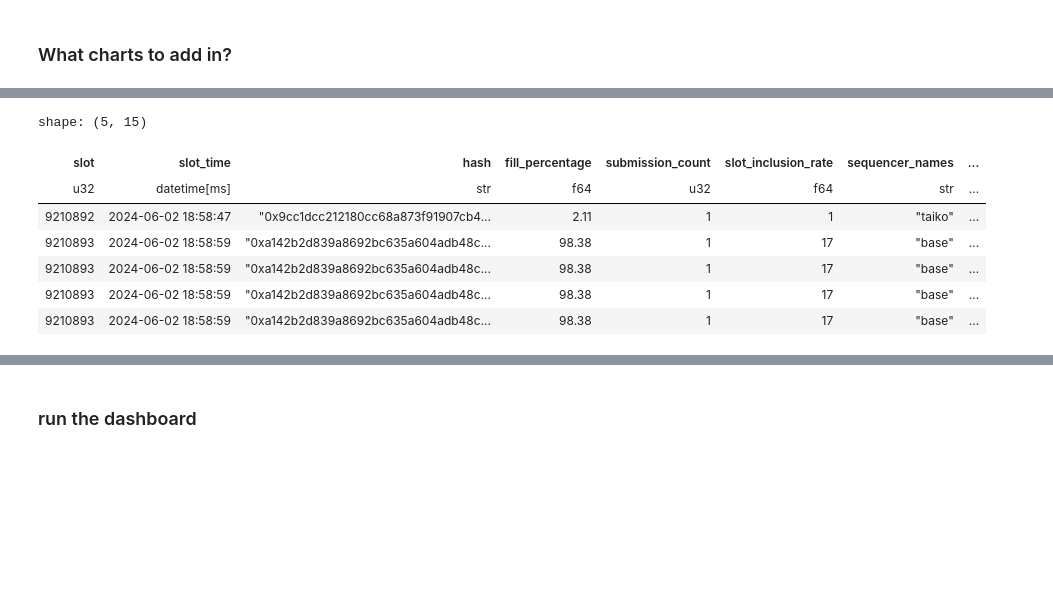
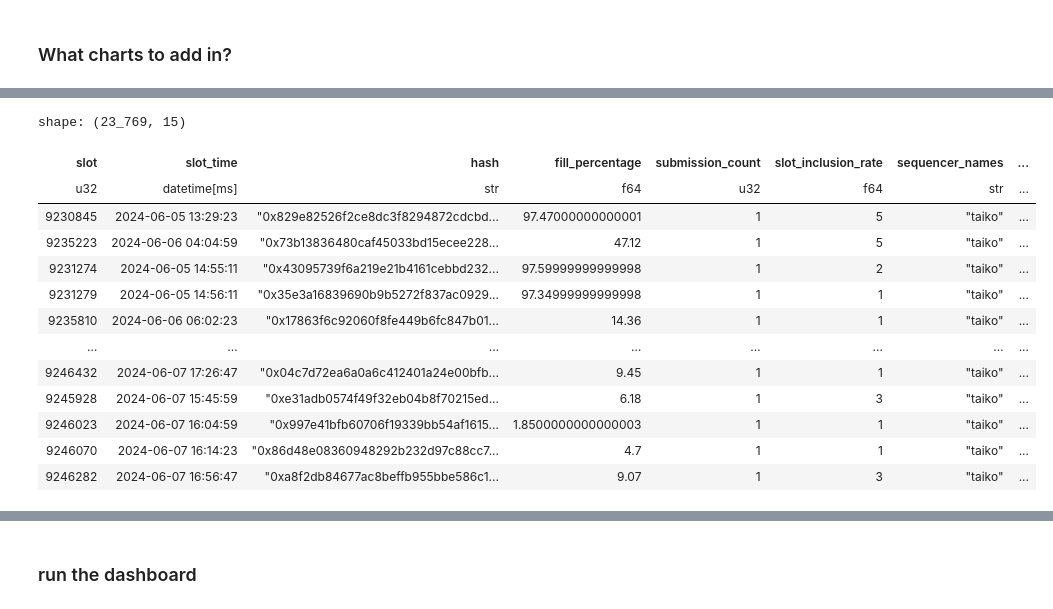
Before and after one commit to Evan-Kim2028/eip4844_blob_data, a Jupyter notebook: panel/dashboard.ipynb, the cells around one changed output, grey strips where cells are left out. Saved outputs shown, nothing was run; the diff lists cells and outputs as text; code cells hidden in the pictures; blank space fills up the shorter version.

```diff
--- a/panel/dashboard.ipynb
+++ b/panel/dashboard.ipynb
@@ -295,11 +286,18 @@ slot_inclusion_joined_df = slot_inclusion_df.join(
-# %%
-slot_inclusion_joined_df.head(5)
-# %% [output]
-shape: (5, 15)
-| slot | slot_time | hash | fill_percentage | submission_count | slot_inclusion_rate | sequencer_names | ... |
-| u32 | datetime[ms] | str | f64 | u32 | f64 | str | ... |
-| 9210892 | 2024-06-02 18:58:47 | "0x9cc1dcc212180cc68a873f91907cb4... | 2.11 | 1 | 1 | "taiko" | ... |
-| 9210893 | 2024-06-02 18:58:59 | "0xa142b2d839a8692bc635a604adb48c... | 98.38 | 1 | 17 | "base" | ... |
-| 9210893 | 2024-06-02 18:58:59 | "0xa142b2d839a8692bc635a604adb48c... | 98.38 | 1 | 17 | "base" | ... |
-| 9210893 | 2024-06-02 18:58:59 | "0xa142b2d839a8692bc635a604adb48c... | 98.38 | 1 | 17 | "base" | ... |
-| 9210893 | 2024-06-02 18:58:59 | "0xa142b2d839a8692bc635a604adb48c... | 98.38 | 1 | 17 | "base" | ... |
+# %%
+slot_inclusion_joined_df.filter(pl.col('sequencer_names') == 'taiko').sort(
+    by='priority_tx_fee_eth', descending=True).drop_nulls()
+# %% [output]
+shape: (23_769, 15)
+| slot | slot_time | hash | fill_percentage | submission_count | slot_inclusion_rate | sequencer_names | ... |
+| u32 | datetime[ms] | str | f64 | u32 | f64 | str | ... |
+| 9230845 | 2024-06-05 13:29:23 | "0x829e82526f2ce8dc3f8294872cdcbd... | 97.47000000000001 | 1 | 5 | "taiko" | ... |
+| 9235223 | 2024-06-06 04:04:59 | "0x73b13836480caf45033bd15ecee228... | 47.12 | 1 | 5 | "taiko" | ... |
+| 9231274 | 2024-06-05 14:55:11 | "0x43095739f6a219e21b4161cebbd232... | 97.59999999999998 | 1 | 2 | "taiko" | ... |
+| 9231279 | 2024-06-05 14:56:11 | "0x35e3a16839690b9b5272f837ac0929... | 97.34999999999998 | 1 | 1 | "taiko" | ... |
+| 9235810 | 2024-06-06 06:02:23 | "0x17863f6c92060f8fe449b6fc847b01... | 14.36 | 1 | 1 | "taiko" | ... |
+| … | … | … | … | … | … | … | ... |
+| 9246432 | 2024-06-07 17:26:47 | "0x04c7d72ea6a0a6c412401a24e00bfb... | 9.45 | 1 | 1 | "taiko" | ... |
+| 9245928 | 2024-06-07 15:45:59 | "0xe31adb0574f49f32eb04b8f70215ed... | 6.18 | 1 | 3 | "taiko" | ... |
+| 9246023 | 2024-06-07 16:04:59 | "0x997e41bfb60706f19339bb54af1615... | 1.8500000000000003 | 1 | 1 | "taiko" | ... |
+| 9246070 | 2024-06-07 16:14:23 | "0x86d48e08360948292b232d97c88cc7... | 4.7 | 1 | 1 | "taiko" | ... |
+| 9246282 | 2024-06-07 16:56:47 | "0xa8f2db84677ac8beffb955bbe586c1... | 9.07 | 1 | 3 | "taiko" | ... |
```
Also changed, not shown: parts of 8 cells of this notebook, 1 other file.
